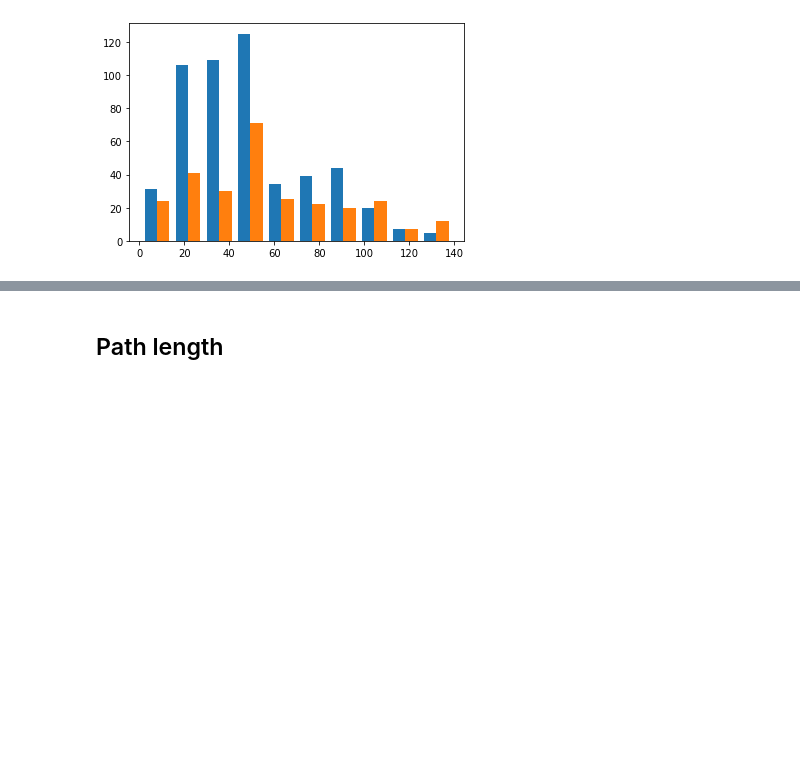
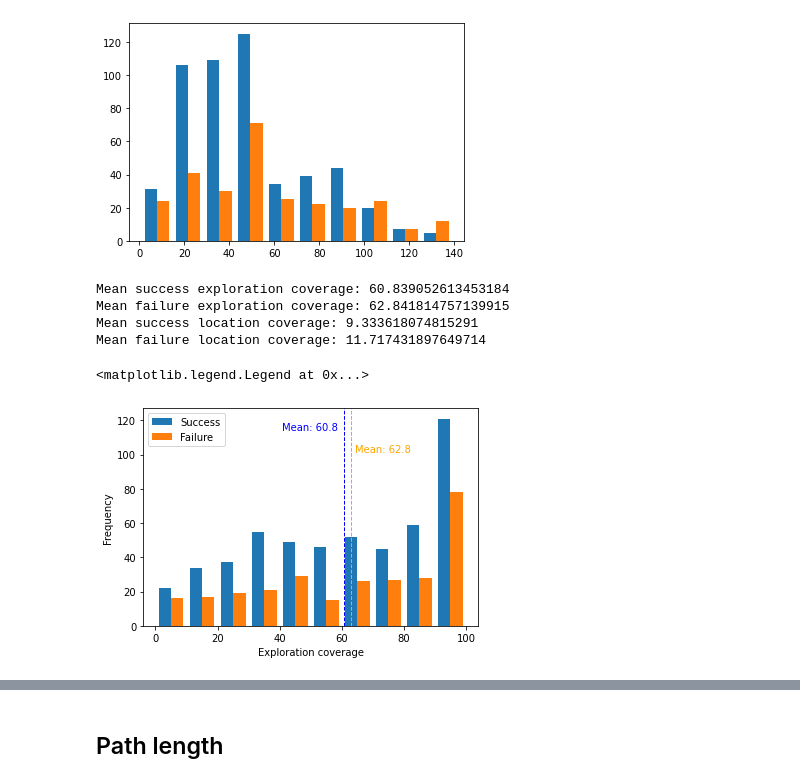
Before and after one commit to rish-raghu/Object-Goal-Navigation, a Jupyter notebook: Analysis.ipynb, the cells around one changed output, grey strips where cells are left out. Cells and saved outputs as stored; diff of their text form; code cells hidden in the pictures; blank space fills up the shorter version.

```diff
--- a/Analysis.ipynb
+++ b/Analysis.ipynb
@@ -232,7 +232,7 @@ success_areas = []
 success_areas_norm = []
 failure_areas = []
 failure_areas_norm = []
-for episode in episodes:
+for episode in episodes_baseline:
     area = episode["explored_area"] * (map_resolution/100)**2
     area_norm = area/scene_graphs[episode["scene"]].floor_area
     if episode["success"]:
@@ -263,3 +263,51 @@ plt.hist((success_areas, failure_areas))
         111.39472629, 125.20348619, 139.01224609]),
  <a list of 2 BarContainer objects>)
 [figure]
+# %%
+success_exp_covs = []
+failure_exp_covs = []
+success_loc_covs = []
+failure_loc_covs = []
+for episode in episodes_baseline:
+    gt_trav_map_full = np.zeros((global_map_size, global_map_size))
+    gt_trav_map = dataset_info[episode["scene"]][episode["floor_id"]]["sem_map"][0]
+    gt_trav_map_full[:gt_trav_map.shape[0], :gt_trav_map.shape[1]] = gt_trav_map
+    gt_area = np.sum(gt_trav_map > 0)
+    sem_map = np.load('/Volumes/thesis/results_external/{}/maparr_{}_{}.npy'.format(episode["exp_name"], episode["scene"], episode["episode_id"]))
+    exp_map = global_to_gt_map(sem_map[1], episode)
+    exp_map[gt_trav_map_full==0] = 0
+    exp_area = np.sum(exp_map > 0)
+    loc_map = global_to_gt_map(sem_map[3], episode)
+    loc_map[gt_trav_map_full==0] = 0
+    loc_area = np.sum(loc_map > 0)
+    if episode["success"]:
+        success_exp_covs.append(exp_area/gt_area)
+        success_loc_covs.append(loc_area/gt_area)
+    else:
+        failure_exp_covs.append(exp_area/gt_area)
+        failure_loc_covs.append(loc_area/gt_area)
+# %%
+mean_success_exp_cov, mean_success_loc_cov = np.mean(success_exp_covs), np.mean(success_loc_covs)
+mean_failure_exp_cov, mean_failure_loc_cov = np.mean(failure_exp_covs), np.mean(failure_loc_covs)
+print("Mean success exploration coverage:", mean_success_exp_cov)
+print("Mean failure exploration coverage:", mean_failure_exp_cov)
+print("Mean success location coverage:", mean_success_loc_cov)
+print("Mean failure location coverage:", mean_failure_loc_cov)
+# %% [output]
+Mean success exploration coverage: 60.839052613453184
+Mean failure exploration coverage: 62.841814757139915
+Mean success location coverage: 9.333618074815291
+Mean failure location coverage: 11.717431897649714
+# %%
+plt.hist((success_exp_covs, failure_exp_covs), label=("Success", "Failure"))
+plt.axvline(mean_success_exp_cov, color='blue', linestyle='dashed', linewidth=1)
+plt.axvline(mean_failure_exp_cov, color='orange', linestyle='dashed', linewidth=1)
+_, max_ylim = plt.ylim()
+plt.text(mean_success_exp_cov*0.67, max_ylim*0.9, 'Mean: {:.1f}'.format(mean_success_exp_cov), color="blue")
+plt.text(mean_failure_exp_cov*1.02, max_ylim*0.8, 'Mean: {:.1f}'.format(mean_failure_exp_cov), color="orange")
+plt.xlabel("Exploration coverage")
+plt.ylabel("Frequency")
+plt.legend()
+# %% [output]
+<matplotlib.legend.Legend at 0x...>
+[figure, added]
```
Also changed, not shown: parts of 38 cells of this notebook.
